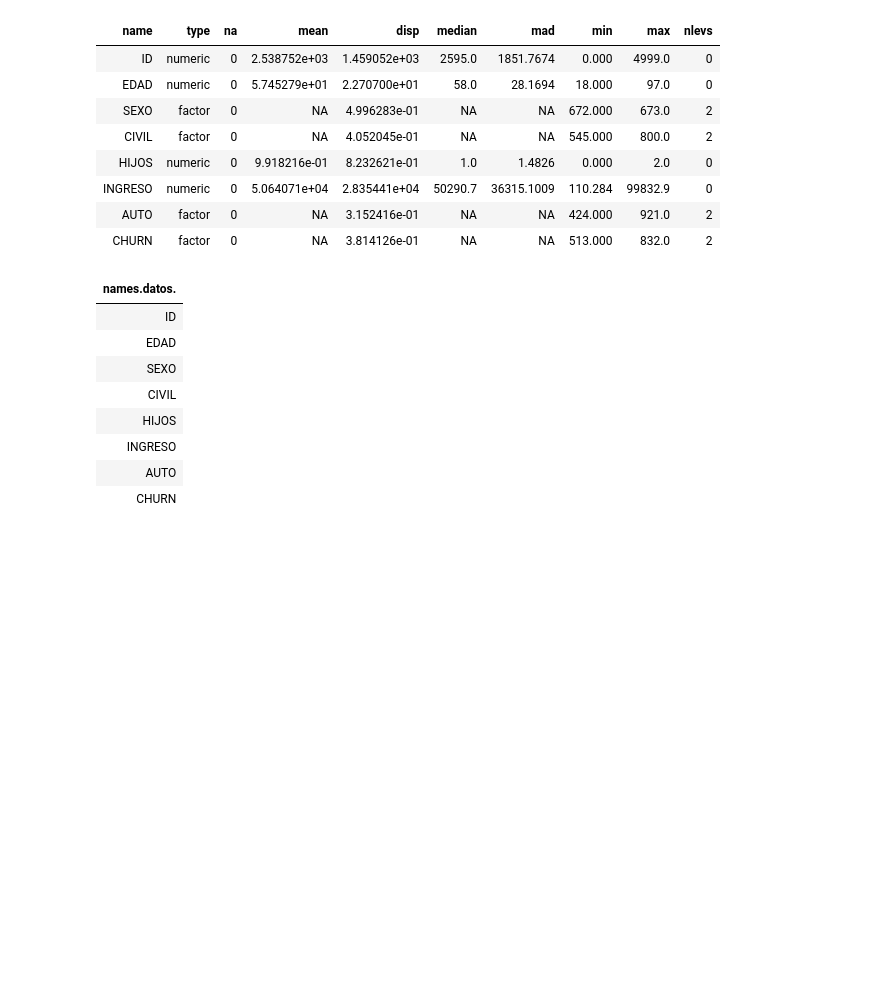
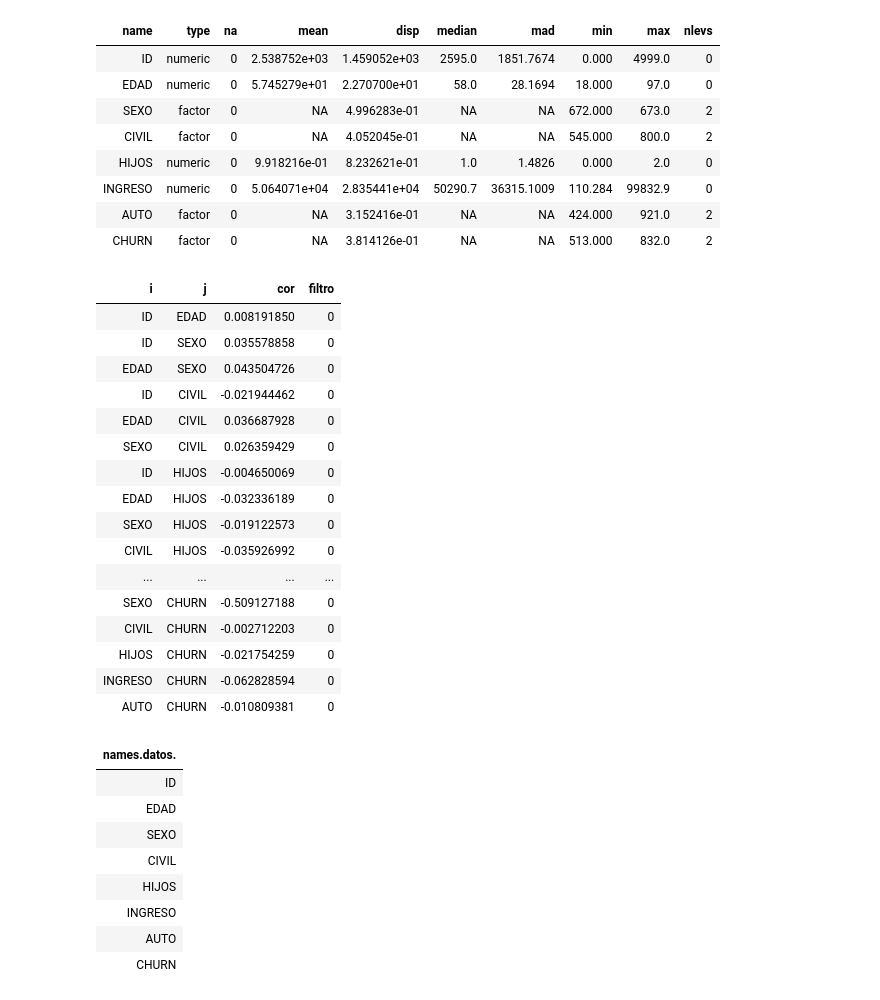
Before and after one commit to aronlo/analitica, a Jupyter notebook: S5/S5_1_Regresion_logistica_R.ipynb, the cells around one changed output. Saved outputs shown, nothing was run; the diff lists cells and outputs as text; code cells hidden in the pictures; blank space fills up the shorter version.

```diff
--- a/S5/S5_1_Regresion_logistica_R.ipynb
+++ b/S5/S5_1_Regresion_logistica_R.ipynb
@@ -82,19 +82,39 @@ resumen
 # %%
 ########### 4)  ANALISIS  ######################
 
 ## ver correlacion antes de categorizar
 
 source("./funciones.R")
 
 ## Generamos una copia para realizar la correlacion
 data_datos <- datos
 data_datos[,1:ncol(data_datos)] <- lapply(data_datos[,1:ncol(data_datos)],as.character)
 data_datos[,1:ncol(data_datos)] <- lapply(data_datos[,1:ncol(data_datos)],as.numeric)
 
 corre <- cor(data_datos,method = c("spearman"))
 
 ## colocamos la primera funcion de correlacion
 corre <- correlacionS(corre)
 corre$filtro <- ifelse(abs(corre$cor)>0.6,1,0)
 
 write.csv(corre,"output/correlacion_variables_logistica.csv",row.names = F)
+
+corre
+# %% [output]
+| i | j | cor | filtro |
+| ID | EDAD | 0.008191850 | 0 |
+| ID | SEXO | 0.035578858 | 0 |
+| EDAD | SEXO | 0.043504726 | 0 |
+| ID | CIVIL | -0.021944462 | 0 |
+| EDAD | CIVIL | 0.036687928 | 0 |
+| SEXO | CIVIL | 0.026359429 | 0 |
+| ID | HIJOS | -0.004650069 | 0 |
+| EDAD | HIJOS | -0.032336189 | 0 |
+| SEXO | HIJOS | -0.019122573 | 0 |
+| CIVIL | HIJOS | -0.035926992 | 0 |
+| ... | ... | ... | ... |
+| SEXO | CHURN | -0.509127188 | 0 |
+| CIVIL | CHURN | -0.002712203 | 0 |
+| HIJOS | CHURN | -0.021754259 | 0 |
+| INGRESO | CHURN | -0.062828594 | 0 |
+| AUTO | CHURN | -0.010809381 | 0 |
```
Also changed, not shown: parts of 33 cells of this notebook, 5 other files.
